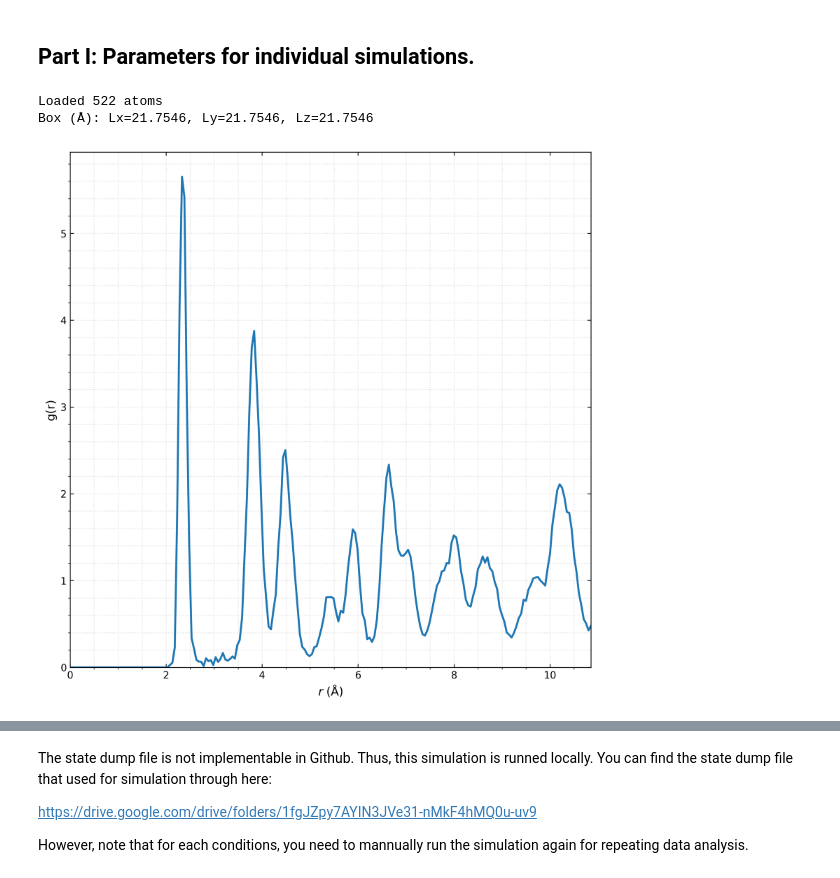
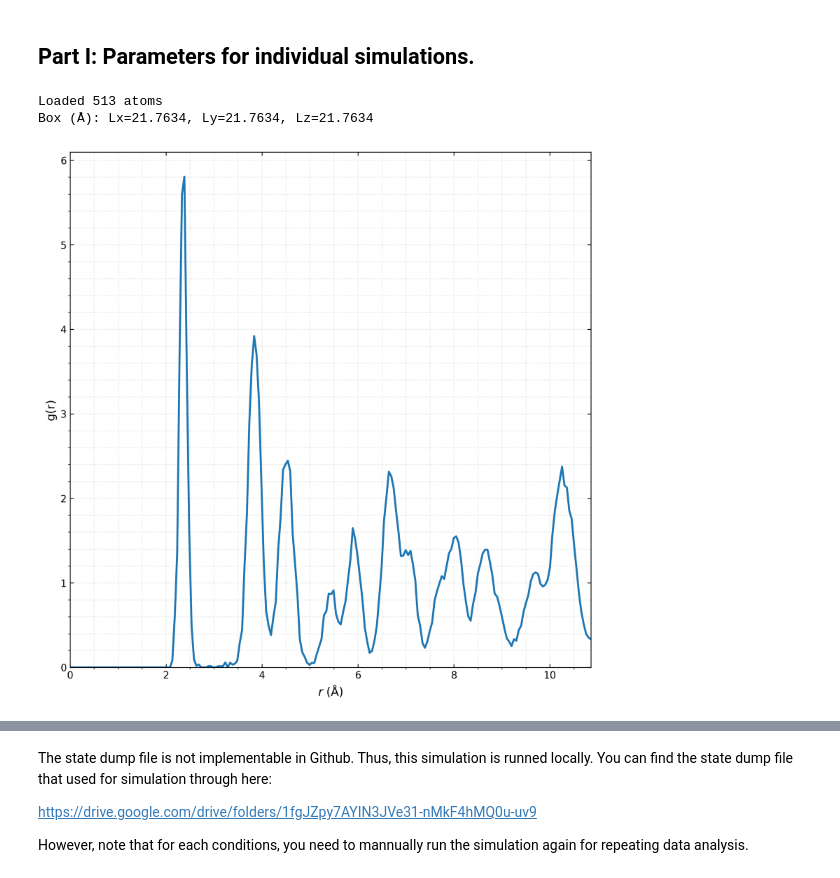
Before and after one commit to lukam2Ilinois/MSE485-Group-2, a Jupyter notebook: MSE 485 Data Analysis.ipynb, the cells around one changed output, grey strips where cells are left out. Cells and saved outputs as stored; diff of their text form; code cells hidden in the pictures.

```diff
--- a/MSE 485 Data Analysis.ipynb
+++ b/MSE 485 Data Analysis.ipynb
@@ -102,39 +102,39 @@ def compute_pair_correlation(positions, box, dr = 0.05, r_max = None):
     r_centers = 0.5 * (edges[: -1] + edges[1 :])
     return r_centers, g_r
 
-def plot_helper(r, g_r, outfile = "700 K 10 Interstitial/Pair_Correlation.png"):
+def plot_helper(r, g_r, outfile = "800 K 1 Interstitial/Pair_Correlation.png"):
     fig, ax = plt.subplots(figsize = (8, 8), dpi = 300)
     ax.plot(r, g_r, linewidth = 2.0)
     ax.set_xlabel(r"$r \; (\mathrm{\AA})$", fontsize = 12)
     ax.set_ylabel(r"g(r)", fontsize = 12)
     #May change the title based on the simulation conditions.
     ax.set_xlim(0, r.max())
     ax.set_ylim(bottom = 0)
     ax.grid(True, which = "both", linestyle = ":", alpha = 0.4)
     ax.tick_params(direction = "in", top = True, right = True)
     ax.xaxis.set_minor_locator(AutoMinorLocator())
     ax.yaxis.set_minor_locator(AutoMinorLocator())
     fig.tight_layout()
     fig.savefig(outfile, dpi = 300)
     plt.show()
 
 def main():
     #Double check your files!
-    data_file = "700 K 10 Interstitial/FINAL_STRUCTURE"
+    data_file = "800 K 1 Interstitial/FINAL_STRUCTURE"
     positions, box = read_lammps_atomic_structure(data_file)
     print(f"Loaded {positions.shape[0]} atoms")
     print(f"Box (Å): Lx={box[0]:.4f}, Ly={box[1]:.4f}, Lz={box[2]:.4f}")
     dr = 0.05
     r, g_r = compute_pair_correlation(positions, box, dr = dr)
-    np.savetxt("700 K 10 Interstitial/gr.dat", np.column_stack((r, g_r)), header="r(Å)   g(r)   (FINAL_STRUCTURE)")
+    np.savetxt("800 K 1 Interstitial/gr.dat", np.column_stack((r, g_r)), header="r(Å)   g(r)   (FINAL_STRUCTURE)")
     plot_helper(r, g_r)
 
 if __name__ == "__main__":
     main()
 # %% [output]
-Loaded 522 atoms
-Box (Å): Lx=21.7546, Ly=21.7546, Lz=21.7546
+Loaded 513 atoms
+Box (Å): Lx=21.7634, Ly=21.7634, Lz=21.7634
-[figure, old version]
+[figure, new version]
 # %%
 #Structural Factor S(K).
 def legal_kvecs(maxn, L):
```
Also changed, not shown: parts of 1 cell of this notebook, 4 other files.
